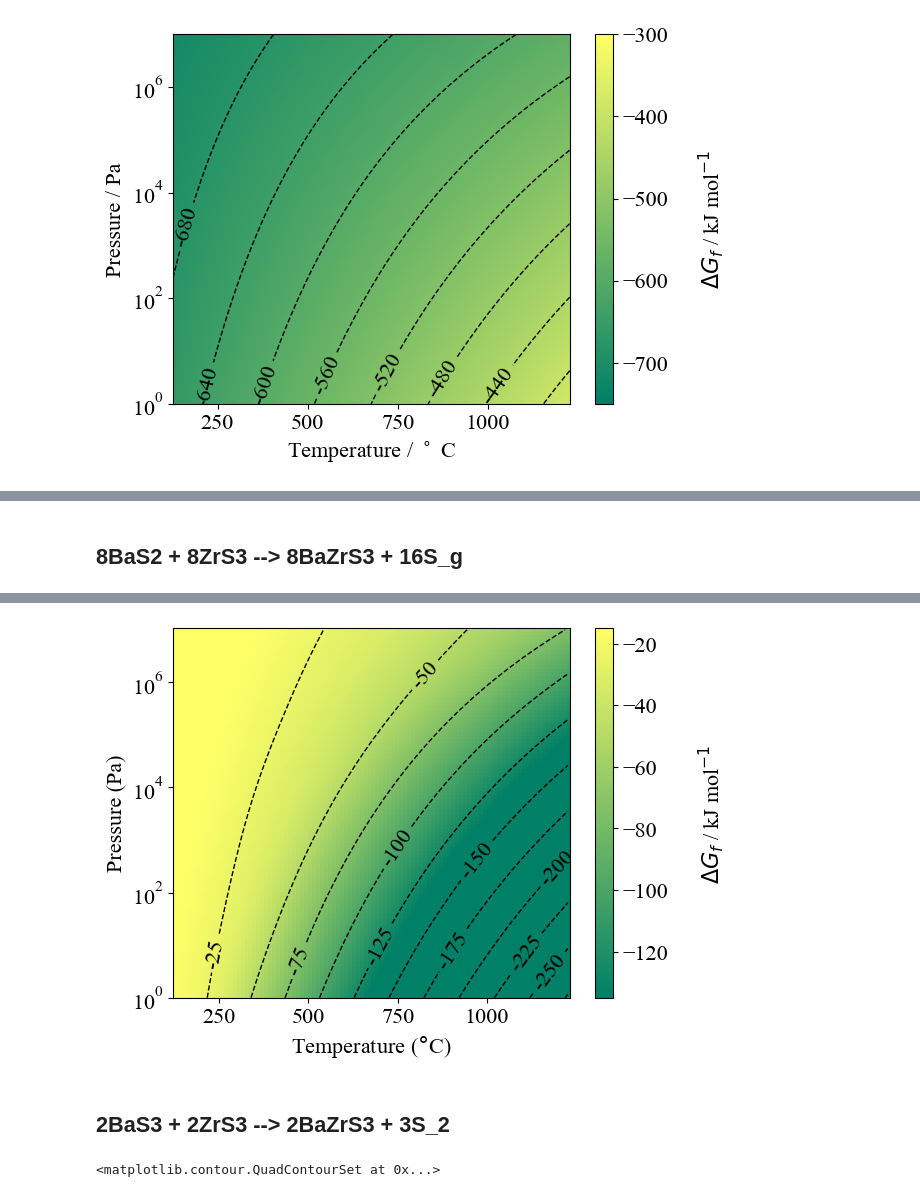
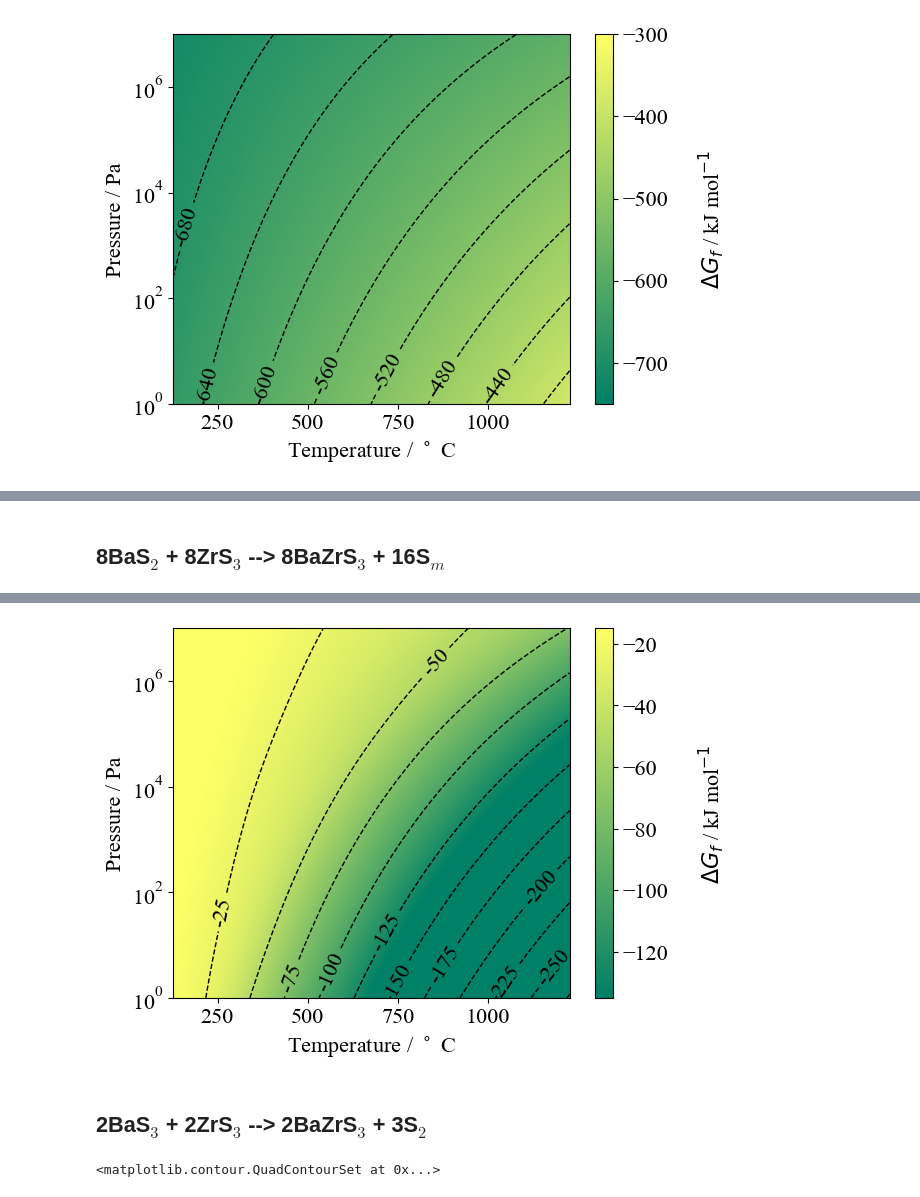
Before and after one commit to NU-CEM/2023_BaZrS3_Thermodynamic_Model, a Jupyter notebook: thermodynamic_analysis.ipynb, the cells around one changed output, grey strips where cells are left out. Drawn from its saved outputs; the diff is of its cells as text; code cells hidden in the pictures.

```diff
--- a/thermodynamic_analysis.ipynb
+++ b/thermodynamic_analysis.ipynb
@@ -256,7 +258,7 @@ plt.contour(T-273,P.flatten(),S8_mu.potential <= S2_mu.potential*4, levels=[.5])
-# %% [markdown]
-## 8BaS2 + 8ZrS3 --> 8BaZrS3 + 16S_g
+# %% [markdown]
+## 8BaS$_2$ + 8ZrS$_3$ --> 8BaZrS$_3$ + 16S$_m$
 # %%
 bulk_reaction = reactions.Reaction({BaS2:8, ZrS3_P2:8},{BaZrS3:8, S_g:16},temperature=T, pressure=P, fu=8)
 GFE = bulk_reaction.Dmu(units="kJ",xc="scan")
-GFE.plot_TvsP(scale_range=[-135,-15],filename='BaS2-ZrS3--BZS-S8.svg',T_units="C",gas_phase="S8")
+GFE.plot_TvsP(scale_range=[-135,-15],T_units="C")
 # %% [output]
@@ -263,6 +266,6 @@ GFE.plot_TvsP(scale_range=[-135,-15],filename='BaS2-ZrS3--BZS-S8.svg',T_units="C
-[figure, old version]
+[figure, new version]
-# %% [markdown]
-## 2BaS3 + 2ZrS3 --> 2BaZrS3 +  3S_2
+# %% [markdown]
+## 2BaS$_3$ + 2ZrS$_3$ --> 2BaZrS$_3$ +  3S$_2$
 # %%
 bulk_reaction = reactions.Reaction({BaS3_P4:2,ZrS3_P2:2},{BaZrS3:2,S2:3},temperature=T, pressure=P, fu=2)
 GFE = bulk_reaction.Dmu(units="kJ",xc='scan')
```
Also changed, not shown: parts of 64 cells of this notebook.
